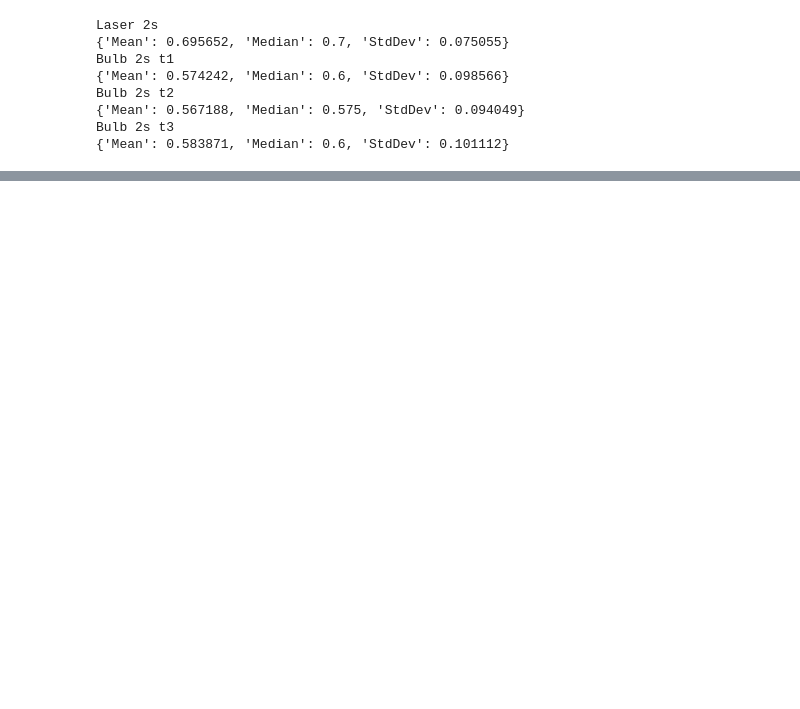
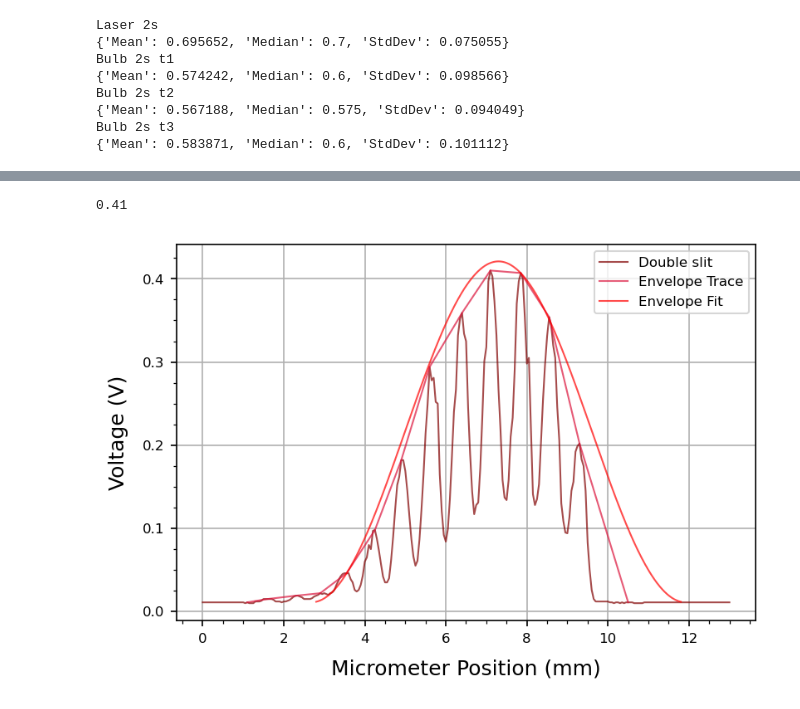
Before and after one commit to parallax-xallaraq/PHSX616, a Jupyter notebook: Lab1 - Two Slit Interference/Code/MaximaMinima.ipynb, the cells around one changed output, grey strips where cells are left out. Cells and saved outputs as stored; diff of their text form; code cells hidden in the pictures; blank space fills up the shorter version.

```diff
--- a/Lab1 - Two Slit Interference/Code/MaximaMinima.ipynb
+++ b/Lab1 - Two Slit Interference/Code/MaximaMinima.ipynb
@@ -210,0 +263,31 @@ Bulb 2s t3
+# %%
+beta = 0.34
+xm = np.linspace(-4.5, 4.5, 1000)
+ym = tables['Laser 2s']['I0'] * (np.cos(xm*beta))**2
+
+myplt.PlotMultiXY(
+    x = [
+            tables['Laser 2s']['Micrometer Position (mm)'],
+            (tables['Laser 2s']['Micrometer Position (mm)']) [tables['Laser 2s']['Maxima indices']],
+            xm + shiftx + 0.2
+        ],
+    y = [
+            tables['Laser 2s']['Voltage (V)'],
+            (tables['Laser 2s']['Voltage (V)']) [tables['Laser 2s']['Maxima indices']],
+            ym + shifty
+        ],
+    xlab = 'Micrometer Position (mm)',
+    ylab = 'Voltage (V)',
+    color = [
+                'maroon', 'crimson', 'red'
+            ],
+    legend = [
+        'Double slit', 'Envelope Trace', 'Envelope Fit'
+    ],
+    # xlim = [2,12],
+    # ylim = [0,0.45],
+    # fileName = path_fig + 'Laser1s2s.png'
+)
+# %% [output]
+0.41
+[figure, added]
```
Also changed, not shown: parts of 7 cells of this notebook.
